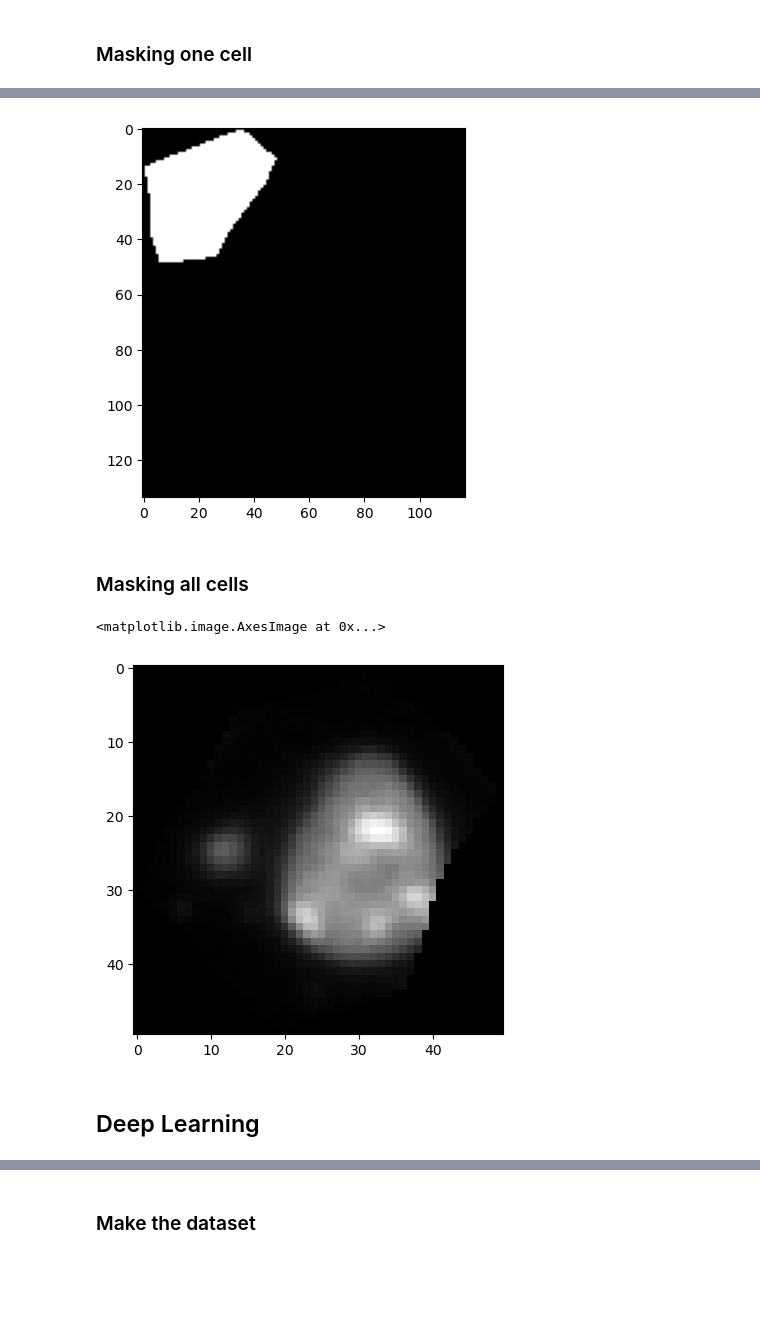
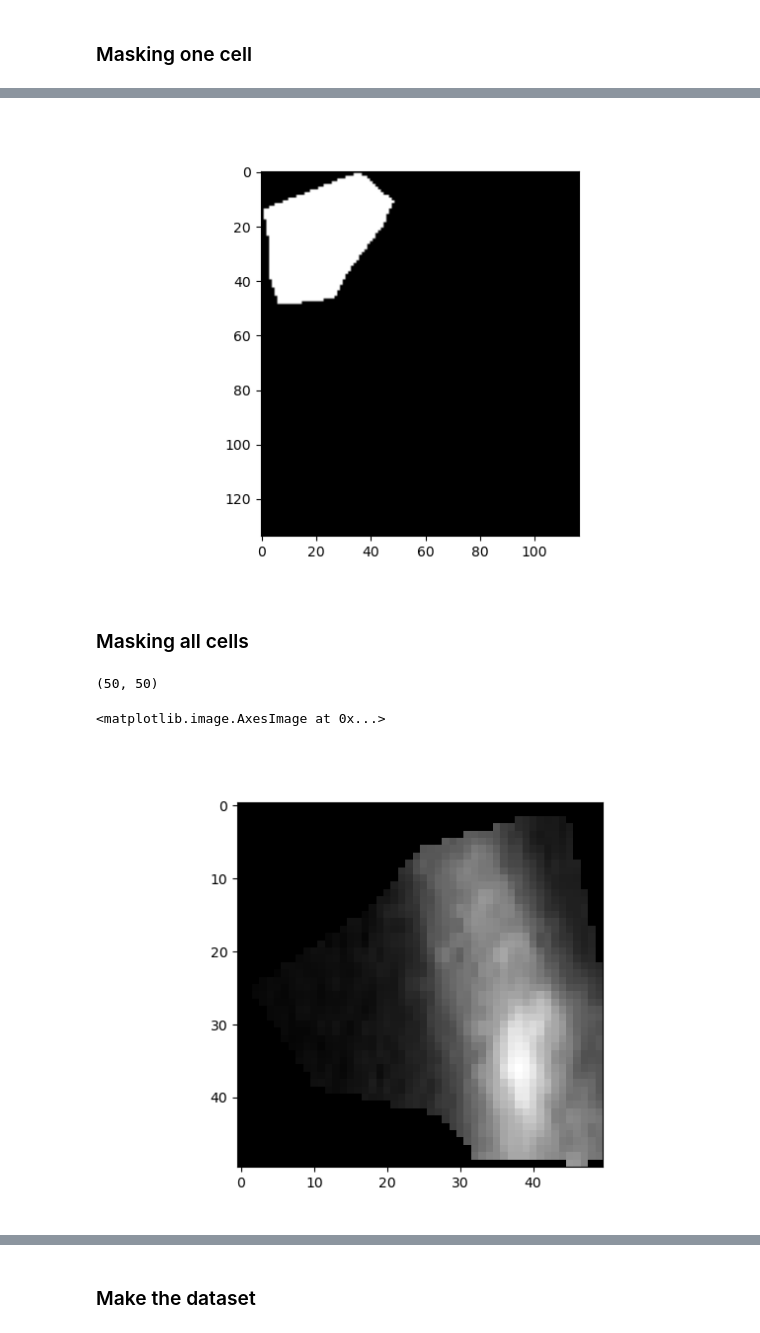
Before and after one commit to jiyu4399/DATA3888_Image_Group_2, a Jupyter notebook: processing-Copy1.ipynb, the cells around one changed output, grey strips where cells are left out. Cells and saved outputs as stored; diff of their text form; code cells hidden in the pictures; blank space fills up the shorter version.

```diff
--- a/processing-Copy1.ipynb
+++ b/processing-Copy1.ipynb
@@ -164,7 +174,7 @@ import numpy as np
 import os
 import re
 # %%
-DATA_DIRECTORY = os.path.abspath('C:/Users/14041/Documents/GitHub/DATA3888_Image_Group_2/Biotechnology2/data_processed')
+DATA_DIRECTORY = os.path.abspath('C:/Users/14041/Documents/GitHub/Data3888_image/DATA3888_Image_Group_2/Biotechnology2/data_processed')
 CELL_IMAGES = os.path.join(DATA_DIRECTORY, 'cell_images_py')
 SIZE=(50, 50)
 # %% [markdown]
@@ -215,7 +225,7 @@ import rasterio
 from rasterio.features import geometry_mask
 from skimage.draw import polygon2mask
 # %%
-cell_boundaries_raw = pd.read_csv("C:/Users/14041/Documents/GitHub/DATA3888_Image_Group_2/Biotechnology2/data_processed/cell_boundaries.csv.gz")
+cell_boundaries_raw = pd.read_csv("C:/Users/14041/Documents/GitHub/Data3888_image/DATA3888_Image_Group_2/Biotechnology2/data_processed/cell_boundaries.csv.gz")
 
 def get_cluster_cell_ids(cluster: int):
     DIR = os.path.join(CELL_IMAGES, f'cluster_{cluster}')
@@ -271,11 +281,12 @@ masked_image = np.ma.masked_array(np.copy(img_A),  np.invert(mask), fill_value=0
 
 # Display the masked image
 # result = np.where(masked_image.mask, 0, masked_image)  # image with mask
+plt.close()
 result = np.where(masked_image.mask, 0, 1)  # just the mask
 plt.imshow(result, cmap='gray')
 plt.show()
 # %% [output]
-[figure, old version]
+[figure, new version]
 # %% [markdown]
 ### Masking all cells
 # %%
@@ -317,10 +328,17 @@ def get_cluster_masked_images(cluster: int, size=(None, None)):
 
 masked_cells = {cluster: get_cluster_masked_images(cluster, size=SIZE) for cluster in range(1, 29)}
 # %%
-# display_images_in_grid(masked_cells[1])
-plt.imshow(masked_cells[8][33839], cmap='gray')
+key_to_access = 10210
+image_data = masked_cells[1][key_to_access]
+
+# Assuming the retrieved image_data is a NumPy array, you can check its shape
+print(image_data.shape)
+
+
+#display_images_in_grid(masked_cells[1])
+plt.close()
+plt.imshow(masked_cells[1][12200], cmap='gray')
 # %% [output]
-<matplotlib.image.AxesImage at 0x...>
+(50, 50)
+<matplotlib.image.AxesImage at 0x...>
-[figure, old version]
+[figure, new version]
-# %% [markdown]
-## Deep Learning
```
Also changed, not shown: parts of 18 cells of this notebook, 1 other file.
